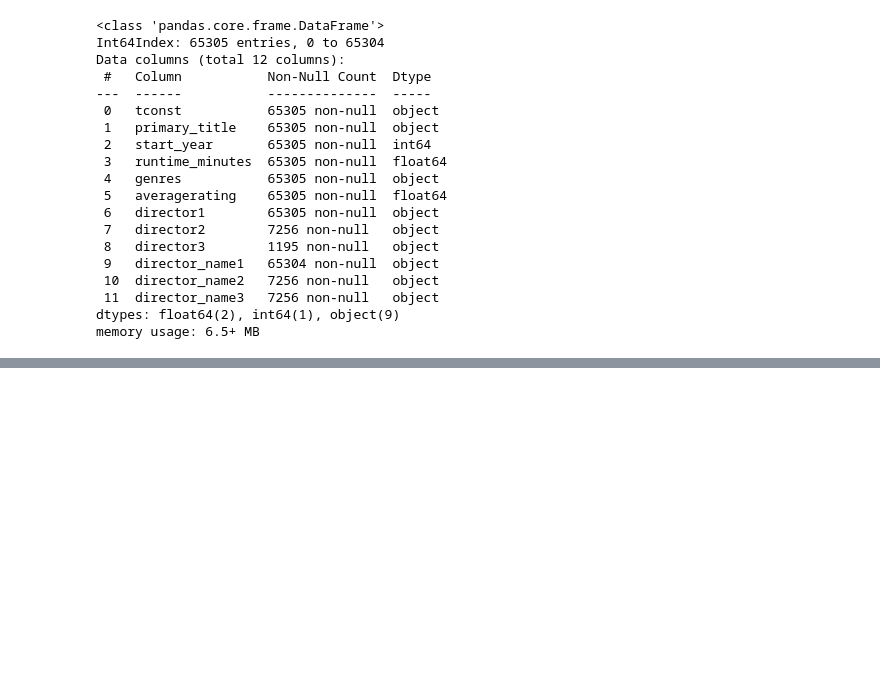
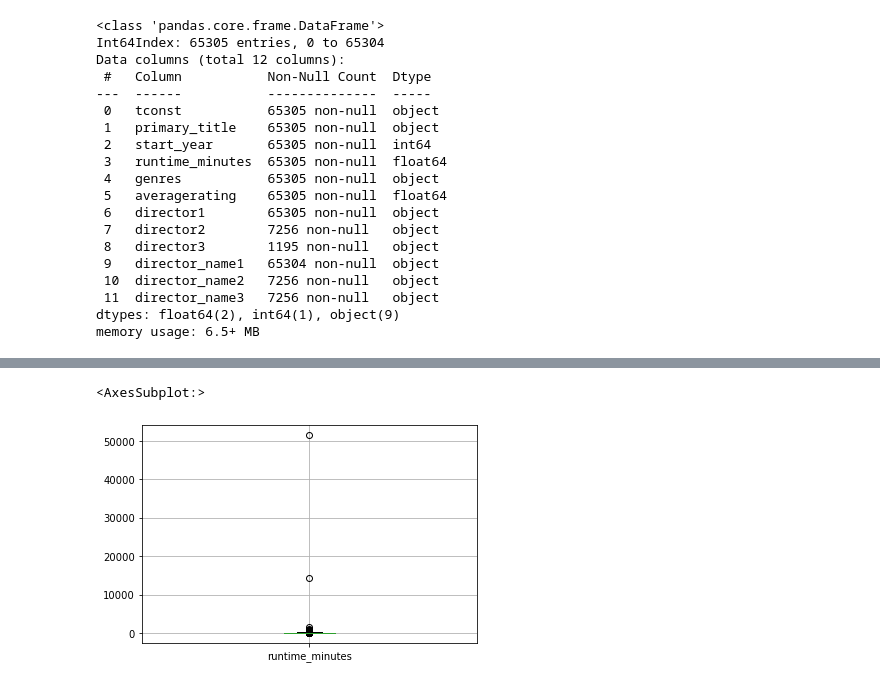
Before and after one commit to ZenBurrito/Phase-1Project, a Jupyter notebook: piotr_emiko_IMDB.ipynb, the cells around one changed output, grey strips where cells are left out. Saved outputs shown, nothing was run; the diff lists cells and outputs as text; code cells hidden in the pictures; blank space fills up the shorter version.

```diff
--- a/piotr_emiko_IMDB.ipynb
+++ b/piotr_emiko_IMDB.ipynb
@@ -429,0 +447,5 @@ memory usage: 6.5+ MB
+# %%
+df_imdb.boxplot(column=['runtime_minutes'])
+# %% [output]
+<AxesSubplot:>
+[figure, added]
```
Also changed, not shown: parts of 8 cells of this notebook, 2 other files.
